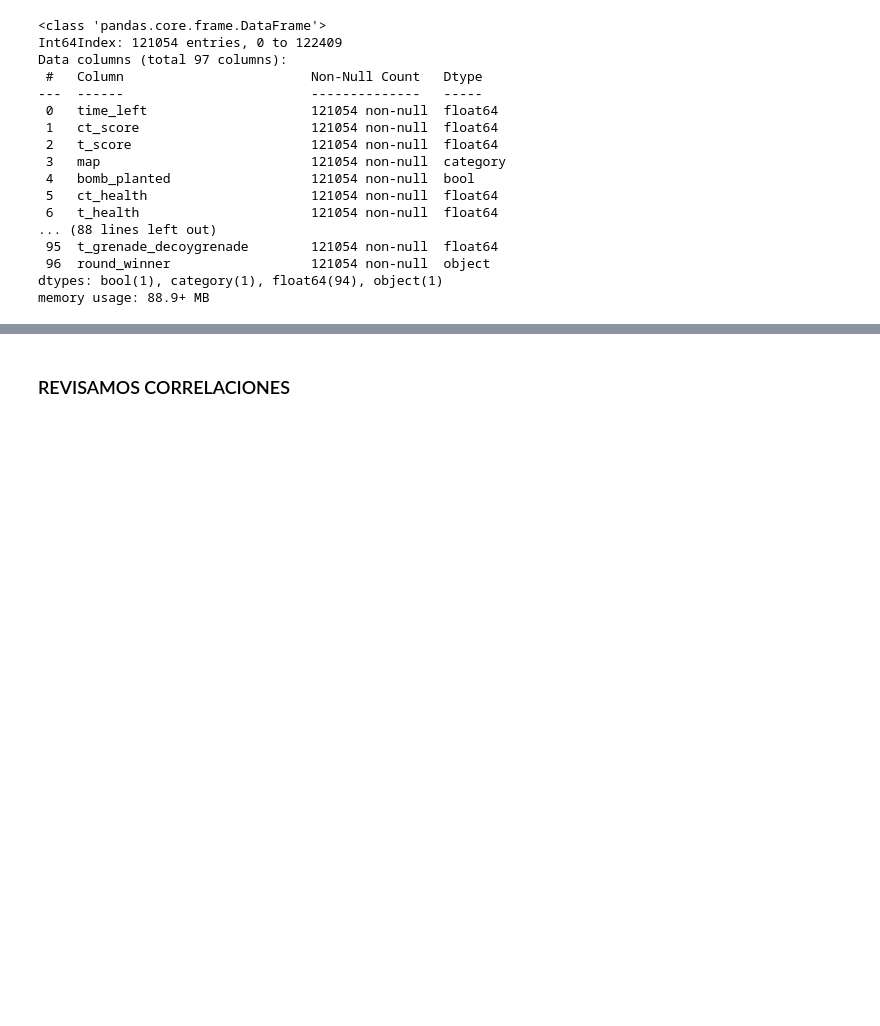
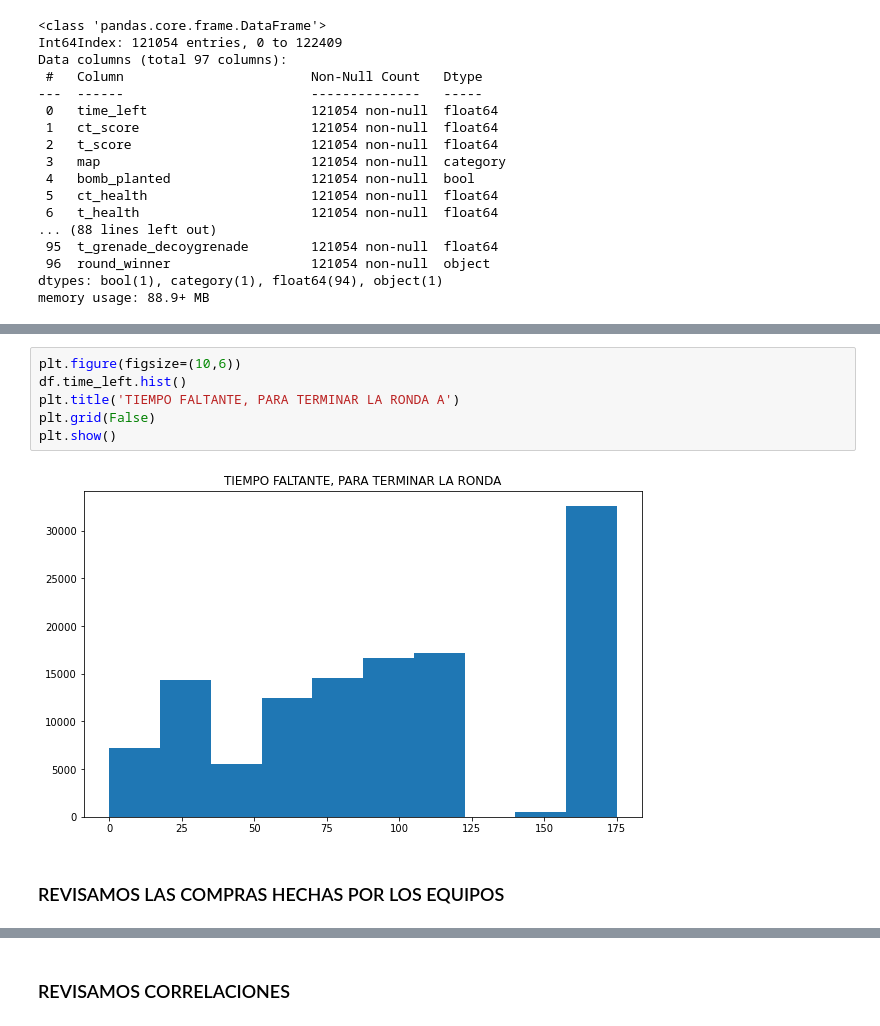
Before and after one commit to Csuarezgurruchaga/Digital-House, a Jupyter notebook: Trabajo Practico/Practico_4/cs_go_grupo5.ipynb, the cells around one changed output, grey strips where cells are left out. Saved outputs shown, nothing was run; the diff lists cells and outputs as text; blank space fills up the shorter version.

```diff
--- a/Trabajo Practico/Practico_4/cs_go_grupo5.ipynb
+++ b/Trabajo Practico/Practico_4/cs_go_grupo5.ipynb
@@ -118,0 +156,10 @@ memory usage: 88.9+ MB
+# %%
+plt.figure(figsize=(10,6))
+df.time_left.hist()
+plt.title('TIEMPO FALTANTE, PARA TERMINAR LA RONDA A')
+plt.grid(False)
+plt.show()
+# %% [output]
+[figure, added]
+# %% [markdown]
+### REVISAMOS LAS COMPRAS HECHAS POR LOS EQUIPOS
```
Also changed, not shown: parts of 43 cells of this notebook, 6 other files.
